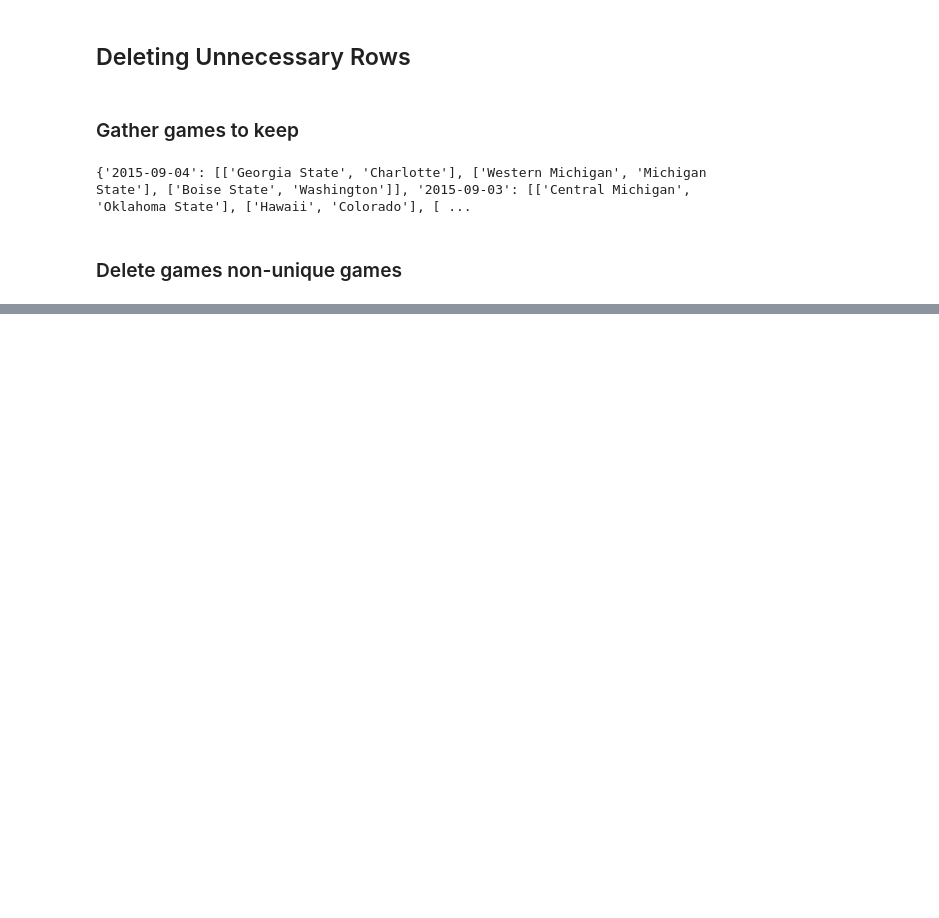
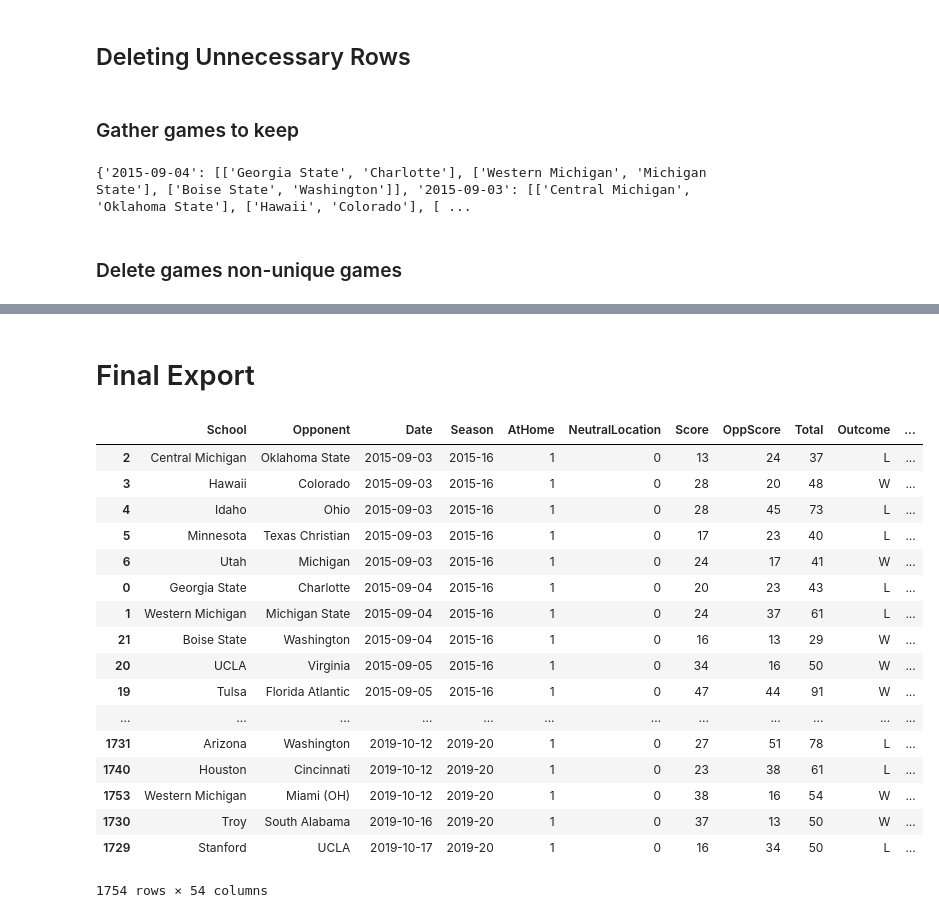
Before and after one commit to jamesbury3/College-Football-Prediction, a Jupyter notebook: API Calls.ipynb, the cells around one changed output, grey strips where cells are left out. Cells and saved outputs as stored; diff of their text form; code cells hidden in the pictures; blank space fills up the shorter version.

Commit message:
averaged game stats

```diff
--- a/API Calls.ipynb
+++ b/API Calls.ipynb
@@ -161,3 +255,5 @@ game_data
+# %%
+game_data = cumulative_merged
 # %% [markdown]
 ### Replace Differently Named Schools
 # %%
@@ -351,7 +447,7 @@ df_home = final_merged_with_opps
 df_away = final_merged_with_opps
 
 # prints columns renamed to use in next cell
-cols = df_home.columns
+cols = df_away.columns
 for c in cols:
     print("\""+c+"\": \"Opp"+c+"\",")
 # %% [output]
@@ -373,7 +469,7 @@ for c in cols:
 "OppSeasonRanking": "OppOppSeasonRanking",
 "RankDiff": "OppRankDiff",
 # %%
-df_away = df.rename(columns={
+df_away = df_away.rename(columns={
     "PassCmp": "OppPassCmp",
     "PassAtt": "OppPassAtt",
     "PassPct": "OppPassPct",
@@ -474,4 +579,4 @@ for date in games.keys():
         games_to_keep.append([date, g[0], g[1]])
 df_keep = pd.DataFrame(games_to_keep, columns=['Date', 'School', 'Opponent'])
 # %%
-pd.merge(left=df_full, right=df_keep, how='inner', left_on=['School', 'Opponent', 'Date'], right_on=['School', 'Opponent', 'Date'])
+final_df = pd.merge(left=df_full, right=df_keep, how='inner', left_on=['School', 'Opponent', 'Date'], right_on=['School', 'Opponent', 'Date']).sort_values(['Date'])
@@ -496,0 +583,23 @@ pd.merge(left=df_full, right=df_keep, how='inner', left_on=['School', 'Opponent'
+# %% [markdown]
+# Final Export
+# %%
+final_df
+# %% [output]
+|  | School | Opponent | Date | Season | AtHome | NeutralLocation | Score | OppScore | Total | Outcome | ... |
+| 2 | Central Michigan | Oklahoma State | 2015-09-03 | 2015-16 | 1 | 0 | 13 | 24 | 37 | L | ... |
+| 3 | Hawaii | Colorado | 2015-09-03 | 2015-16 | 1 | 0 | 28 | 20 | 48 | W | ... |
+| 4 | Idaho | Ohio | 2015-09-03 | 2015-16 | 1 | 0 | 28 | 45 | 73 | L | ... |
+| 5 | Minnesota | Texas Christian | 2015-09-03 | 2015-16 | 1 | 0 | 17 | 23 | 40 | L | ... |
+| 6 | Utah | Michigan | 2015-09-03 | 2015-16 | 1 | 0 | 24 | 17 | 41 | W | ... |
+| 0 | Georgia State | Charlotte | 2015-09-04 | 2015-16 | 1 | 0 | 20 | 23 | 43 | L | ... |
+| 1 | Western Michigan | Michigan State | 2015-09-04 | 2015-16 | 1 | 0 | 24 | 37 | 61 | L | ... |
+| 21 | Boise State | Washington | 2015-09-04 | 2015-16 | 1 | 0 | 16 | 13 | 29 | W | ... |
+| 20 | UCLA | Virginia | 2015-09-05 | 2015-16 | 1 | 0 | 34 | 16 | 50 | W | ... |
+| 19 | Tulsa | Florida Atlantic | 2015-09-05 | 2015-16 | 1 | 0 | 47 | 44 | 91 | W | ... |
+| ... | ... | ... | ... | ... | ... | ... | ... | ... | ... | ... | ... |
+| 1731 | Arizona | Washington | 2019-10-12 | 2019-20 | 1 | 0 | 27 | 51 | 78 | L | ... |
+| 1740 | Houston | Cincinnati | 2019-10-12 | 2019-20 | 1 | 0 | 23 | 38 | 61 | L | ... |
+| 1753 | Western Michigan | Miami (OH) | 2019-10-12 | 2019-20 | 1 | 0 | 38 | 16 | 54 | W | ... |
+| 1730 | Troy | South Alabama | 2019-10-16 | 2019-20 | 1 | 0 | 37 | 13 | 50 | W | ... |
+| 1729 | Stanford | UCLA | 2019-10-17 | 2019-20 | 1 | 0 | 16 | 34 | 50 | L | ... |
+1754 rows × 54 columns
```
Also changed, not shown: parts of 10 cells of this notebook.
